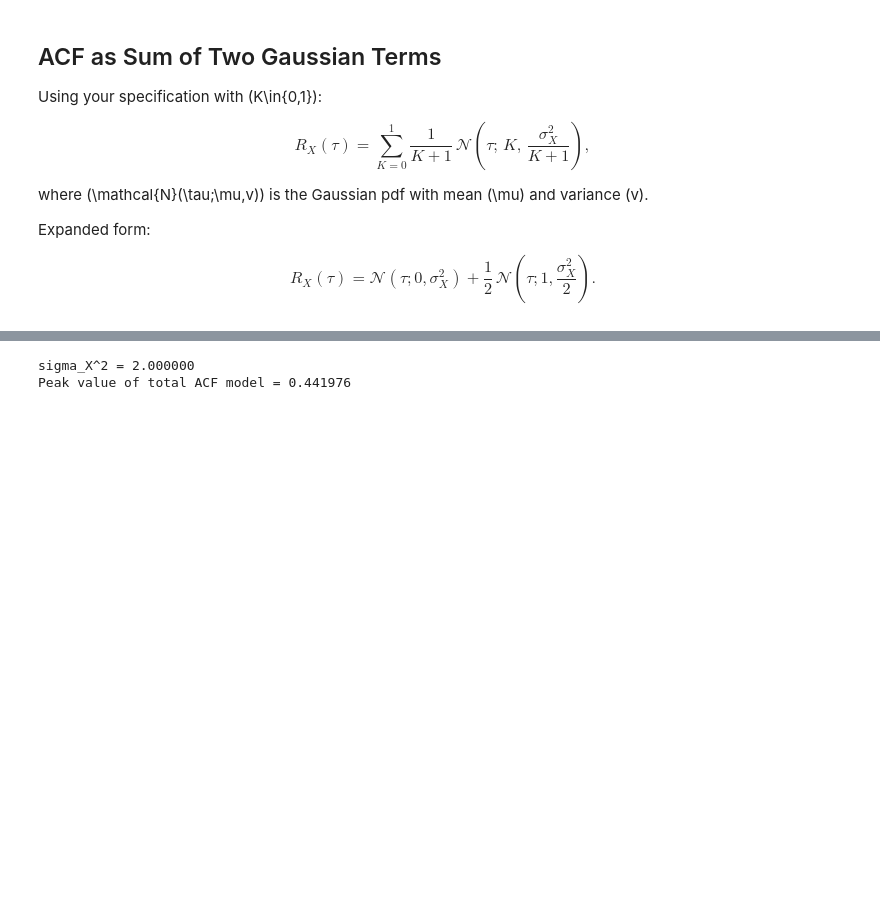
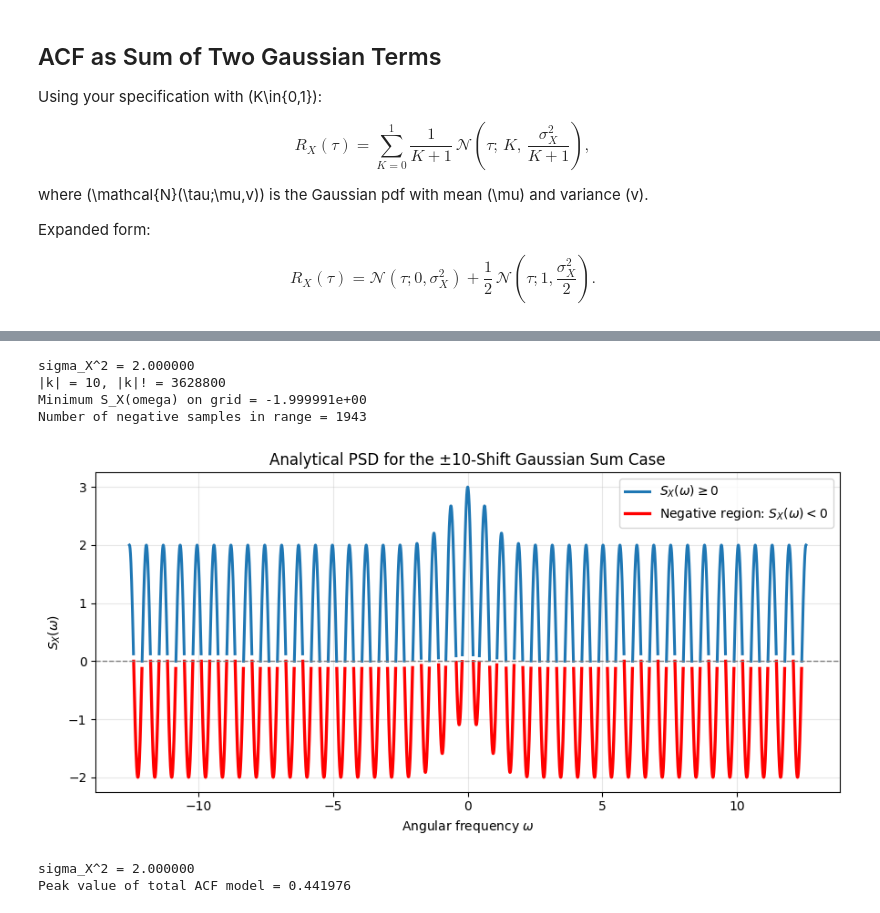
Before and after one commit to AlmondSund/RandomSignalsTheory, a Jupyter notebook: notebooks/placeholder.ipynb, the cells around one changed output, grey strips where cells are left out. Drawn from its saved outputs; the diff is of its cells as text; code cells hidden in the pictures; blank space fills up the shorter version.

```diff
--- a/notebooks/placeholder.ipynb
+++ b/notebooks/placeholder.ipynb
@@ -1283,3 +1341,47 @@ which is undefined. Therefore the expression is not well-defined, hence it canno
+# %%
+import math
+import numpy as np
+import matplotlib.pyplot as plt
+
+# Configure PSD parameters.
+sigma_x2: float = 2.0
+omega_min: float = -4.0 * np.pi
+omega_max: float = 4.0 * np.pi
+n_omega: int = 4001
+
+# Build angular-frequency axis and evaluate the analytical PSD.
+omega = np.linspace(omega_min, omega_max, n_omega)
+k_abs: int = 10
+factorial_k = math.factorial(k_abs)
+s_x = np.exp(-0.5 * sigma_x2 * omega**2) + 2.0 * np.exp(-0.5 * (sigma_x2 / factorial_k) * omega**2) * np.cos(k_abs * omega)
+
+# Split curve into nonnegative and negative parts for highlighting.
+s_x_nonneg = np.where(s_x >= 0.0, s_x, np.nan)
+s_x_neg = np.where(s_x < 0.0, s_x, np.nan)
+
+print(f"sigma_X^2 = {sigma_x2:.6f}")
+print(f"|k| = {k_abs}, |k|! = {factorial_k}")
+print(f"Minimum S_X(omega) on grid = {np.min(s_x):.6e}")
+print(f"Number of negative samples in range = {np.count_nonzero(s_x < 0.0)}")
+
+# Plot S_X(omega), highlighting negative values in red.
+plt.figure(figsize=(9, 4.5))
+plt.plot(omega, s_x_nonneg, lw=2.2, color="tab:blue", label=r"$S_X(\omega)\geq 0$")
+plt.plot(omega, s_x_neg, lw=2.4, color="red", label=r"Negative region: $S_X(\omega)<0$")
+plt.axhline(0.0, color="0.5", lw=1.0, linestyle="--")
+plt.xlabel(r"Angular frequency $\omega$")
+plt.ylabel(r"$S_X(\omega)$")
+plt.title("Analytical PSD for the ±10-Shift Gaussian Sum Case")
+plt.grid(alpha=0.3)
+plt.legend()
+plt.tight_layout()
+plt.show()
+# %% [output]
+sigma_X^2 = 2.000000
+|k| = 10, |k|! = 3628800
+Minimum S_X(omega) on grid = -1.999991e+00
+Number of negative samples in range = 1943
+[figure, added]
 # %%
 import numpy as np
 import matplotlib.pyplot as plt
```
Also changed, not shown: parts of 3 cells of this notebook.
